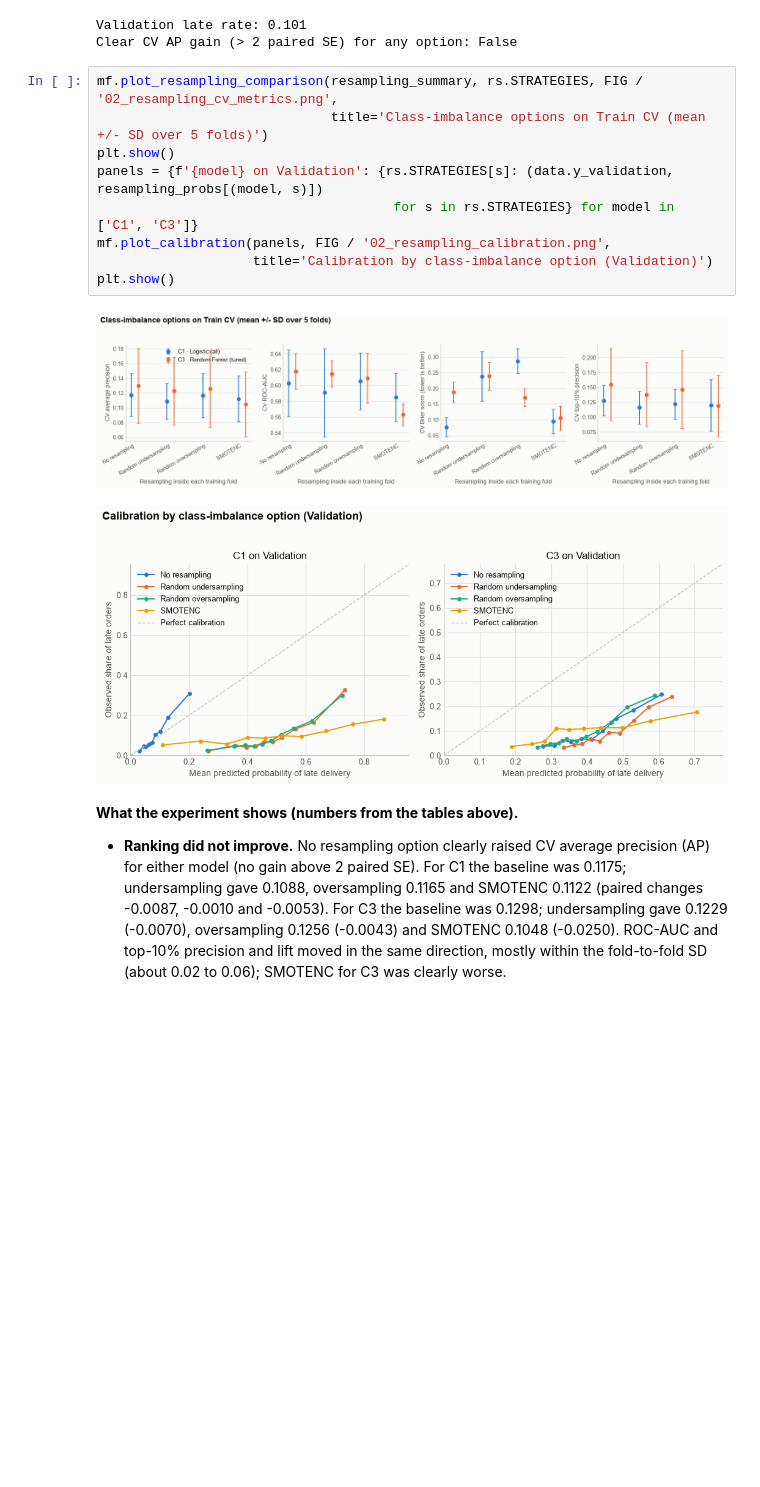
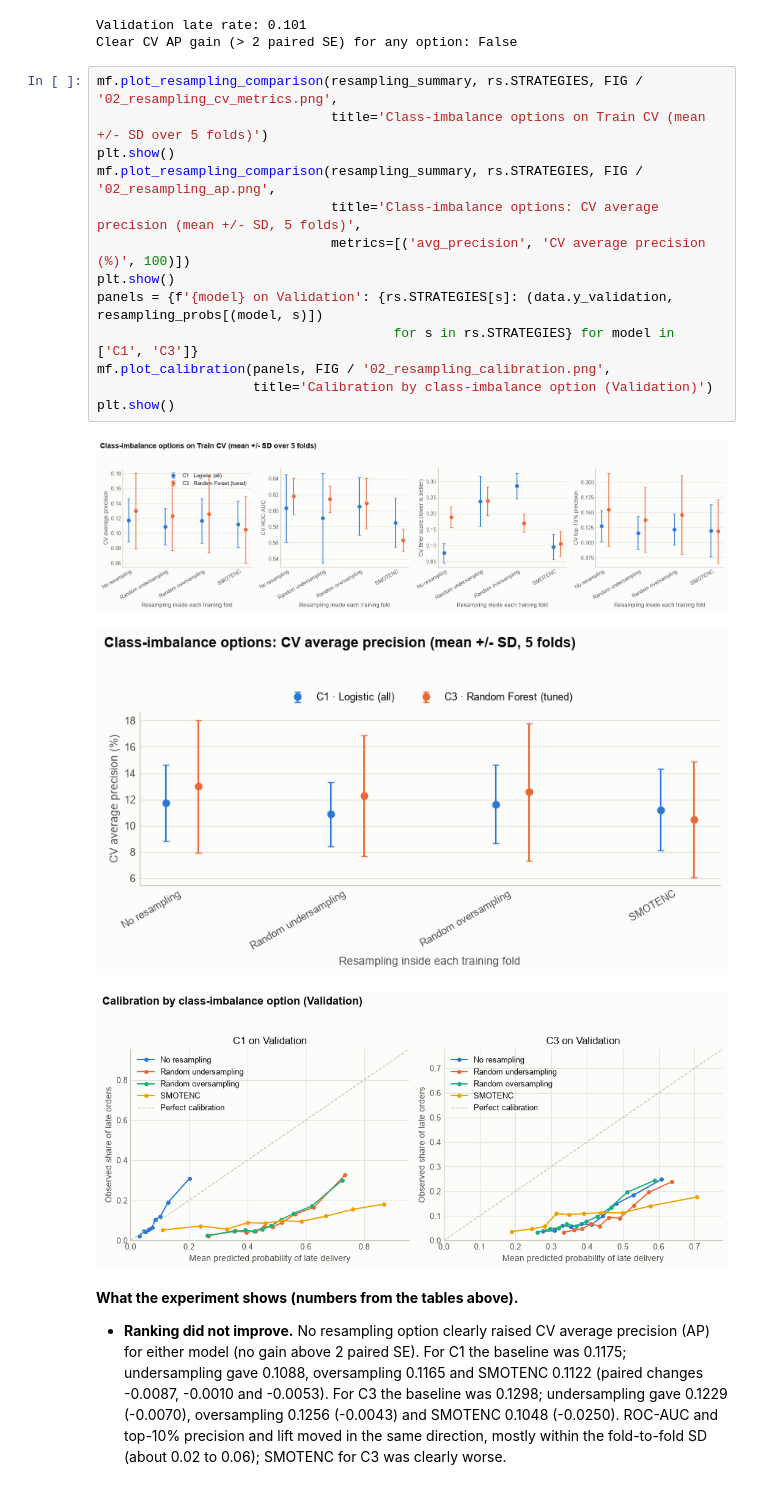
Before and after one commit to mushroomyyy/Team8_IT5006_Ecommerce_Analytics_AY2627Sem1, a Jupyter notebook: notebooks/02_classification.ipynb, the cells around one changed output. Saved outputs shown, nothing was run; the diff lists cells and outputs as text; blank space fills up the shorter version.

```diff
--- a/notebooks/02_classification.ipynb
+++ b/notebooks/02_classification.ipynb
@@ -428,15 +429,20 @@ Clear CV AP gain (> 2 paired SE) for any option: False
 # %%
 mf.plot_resampling_comparison(resampling_summary, rs.STRATEGIES, FIG / '02_resampling_cv_metrics.png',
                               title='Class-imbalance options on Train CV (mean +/- SD over 5 folds)')
+plt.show()
+mf.plot_resampling_comparison(resampling_summary, rs.STRATEGIES, FIG / '02_resampling_ap.png',
+                              title='Class-imbalance options: CV average precision (mean +/- SD, 5 folds)',
+                              metrics=[('avg_precision', 'CV average precision (%)', 100)])
 plt.show()
 panels = {f'{model} on Validation': {rs.STRATEGIES[s]: (data.y_validation, resampling_probs[(model, s)])
                                       for s in rs.STRATEGIES} for model in ['C1', 'C3']}
 mf.plot_calibration(panels, FIG / '02_resampling_calibration.png',
                     title='Calibration by class-imbalance option (Validation)')
 plt.show()
 # %% [output]
-[figure, old version]
+[figure, new version]
-[figure, old version]
+[figure, new version]
+[figure, added]
 # %% [markdown]
 **What the experiment shows (numbers from the tables above).**
 - **Ranking did not improve.** No resampling option clearly raised CV average precision (AP) for either model (no gain above 2 paired SE). For C1 the baseline was 0.1175; undersampling gave 0.1088, oversampling 0.1165 and SMOTENC 0.1122 (paired changes -0.0087, -0.0010 and -0.0053). For C3 the baseline was 0.1298; undersampling gave 0.1229 (-0.0070), oversampling 0.1256 (-0.0043) and SMOTENC 0.1048 (-0.0250). ROC-AUC and top-10% precision and lift moved in the same direction, mostly within the fold-to-fold SD (about 0.02 to 0.06); SMOTENC for C3 was clearly worse.
```
Also changed, not shown: parts of 4 cells of this notebook, 24 other files.
